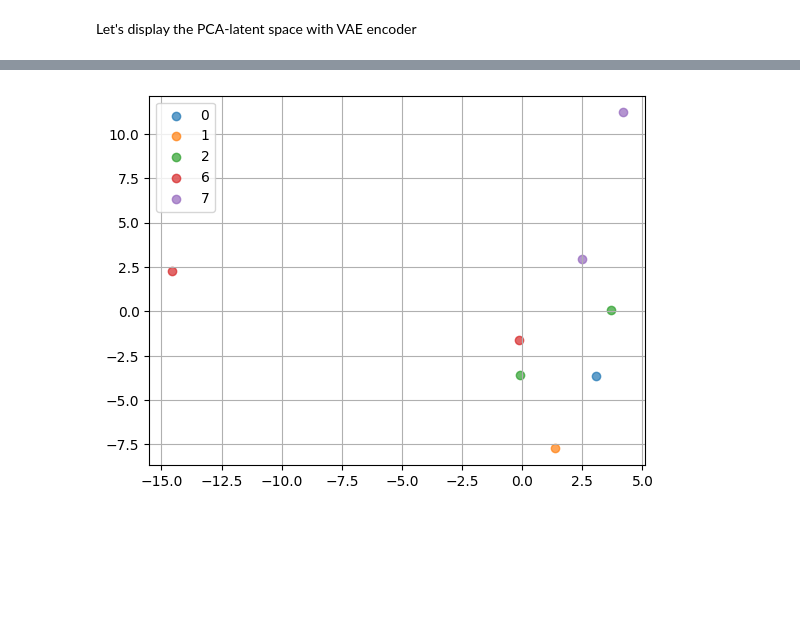
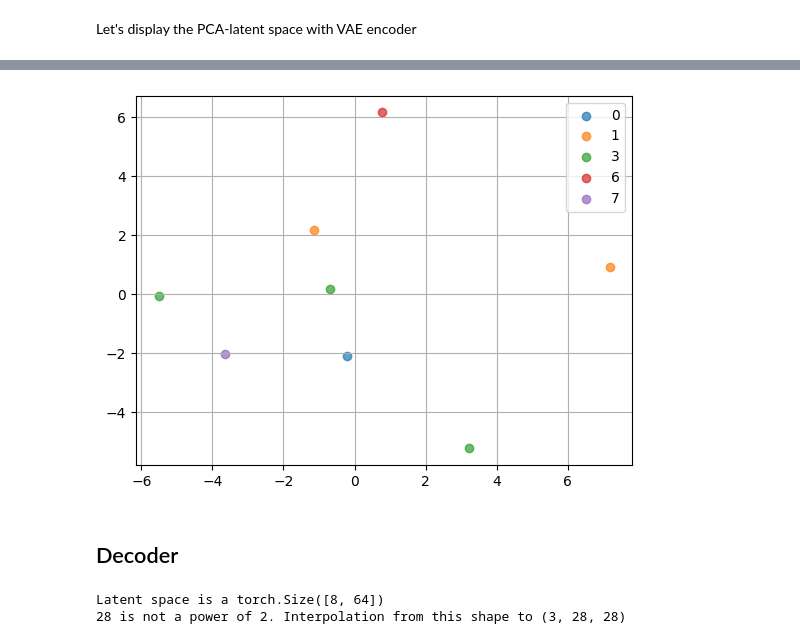
Before and after one commit to alexandremyara/disdiff_adapters, a Jupyter notebook: disdiff_adaptaters/notebook/play_pipeline.ipynb, the cells around one changed output, grey strips where cells are left out. Drawn from its saved outputs; the diff is of its cells as text; code cells hidden in the pictures; blank space fills up the shorter version.

```diff
--- a/disdiff_adaptaters/notebook/play_pipeline.ipynb
+++ b/disdiff_adaptaters/notebook/play_pipeline.ipynb
@@ -57,7 +56,7 @@ torch.Size([8, 3, 64, 64])
 # %% [markdown]
 ### BloodMNIST
 # %%
-blood = BloodMNISTDataModule()
+blood = BloodMNISTDataModule(batch_size=BATCH_SIZE)
 blood.prepare_data()
 blood.setup("fit")
 # %%
@@ -153,11 +171,3 @@ tensor([[ 1.3813, -0.8161,  1.0642, -1.8680,  1.3986,  1.1567,  0.6350, -0.0222,
 ### Variational Encoder
 # %% [markdown]
 Let's display the PCA-latent space with VAE encoder
-# %%
-#Choose the right loader
-loader = shapes_loader
-for batch in loader :
-    img_size = batch[0].shape[2]
-    nb_channel = batch[0].shape[1]
-    print(img_size, nb_channel)
-    break
@@ -166,17 +174,26 @@ for batch in loader :
 # %%
-embed_dim = 192
+embed_dim = 64
 encoder = Encoder(nb_channel, img_size, embed_dim)
 
 encoder.eval()
-embeds = []
+mus = []
+logvars = []
 labels = []
 
-for batch in loader :
+for i,batch in enumerate(loader) :
     image, label = batch
-    print(image.shape)
-    embed = encoder(image)
 
-    embeds.append(embed)
+    mu, logvar = encoder(image)
+
+    mus.append(mu)
+    logvars.append(logvar)
     labels.append(label)
-    break
+    if (stop_at is not None) and (stop_at == i) : break
+
+try :
+    mus = torch.cat(mus)
+    logvars = torch.cat(logvars)
+    labels = torch.cat(labels)
+except TypeError as e : print("!!You have already run this cell.!!")
+print(f"labels shape = {labels.shape}")
 # %% [output]
@@ -185,4 +200,0 @@ torch.Size([8, 3, 64, 64])
-# %%
-mus = torch.cat([embed[0] for embed in embeds])
-logvars = torch.cat([embed[1] for embed in embeds])
-labels = torch.cat(labels)
@@ -206,4 +205,20 @@ tensor([[ 6,  4,  0,  2,  0,  9],
 # %%
-pca_latent((mus, logvars), labels[:, 0].unsqueeze(1))
+assert labels.shape == (labels.shape[0], 1), "You have to preprocess labels before using pca_latent display function"
+pca_latent((mus, logvars), labels)
 # %% [output]
-[figure, old version]
+[figure, new version]
+# %% [markdown]
+## Decoder
+# %%
+#Sample latent
+z = sample_from((mus, logvars))
+print(f"Latent space is a {z.shape}")
+decoder = Decoder(embed_dim, (3,28,28), encoder.out_encoder_shape)
+x_hat_logits = decoder(z)
+try: assert x_hat_logits.shape == (x_hat_logits.shape[0], nb_channel, img_size, img_size)
+except AssertionError as e :
+    print(x_hat_logits.shape)
+    print("!!!!WARNING : reconstruction error : output of the decoder must be with the a same shape as the input")
+# %% [output]
+Latent space is a torch.Size([8, 64])
+28 is not a power of 2. Interpolation from this shape to (3, 28, 28)
```
Also changed, not shown: parts of 20 cells of this notebook, 11 other files.
